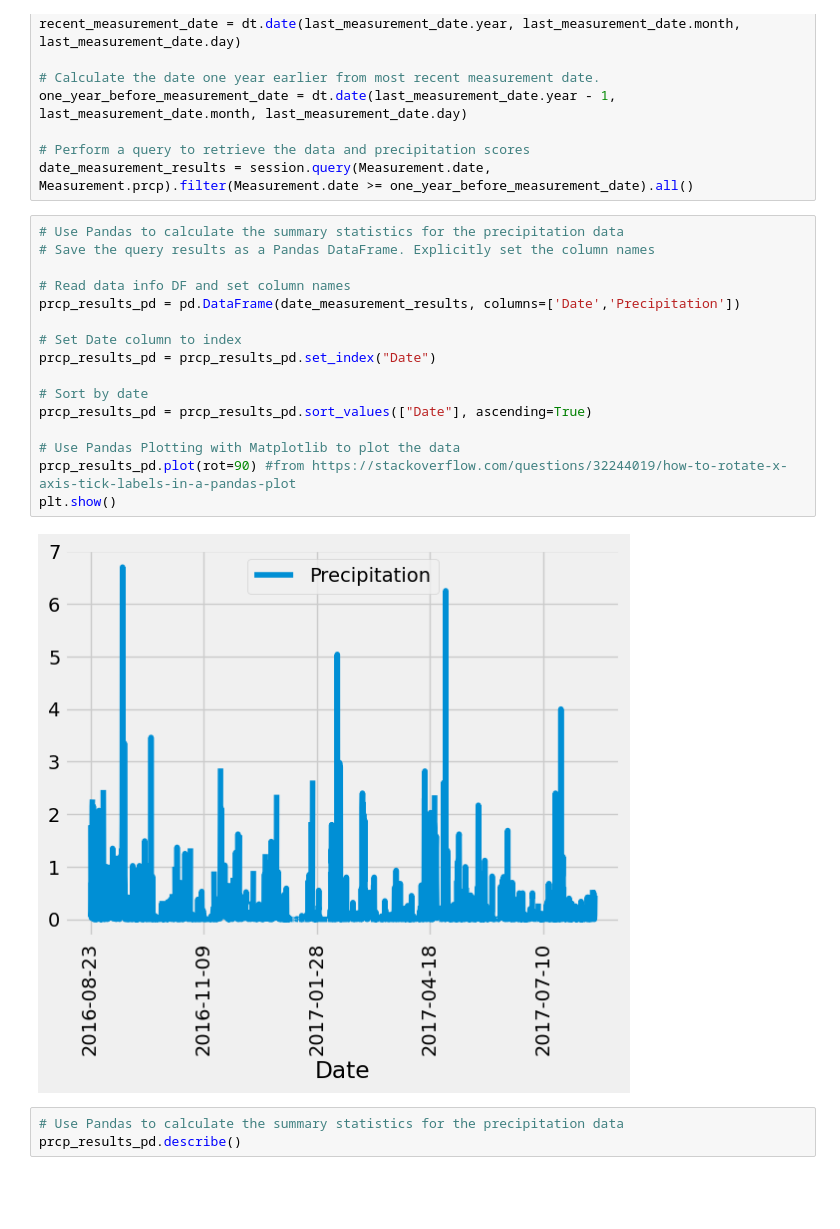
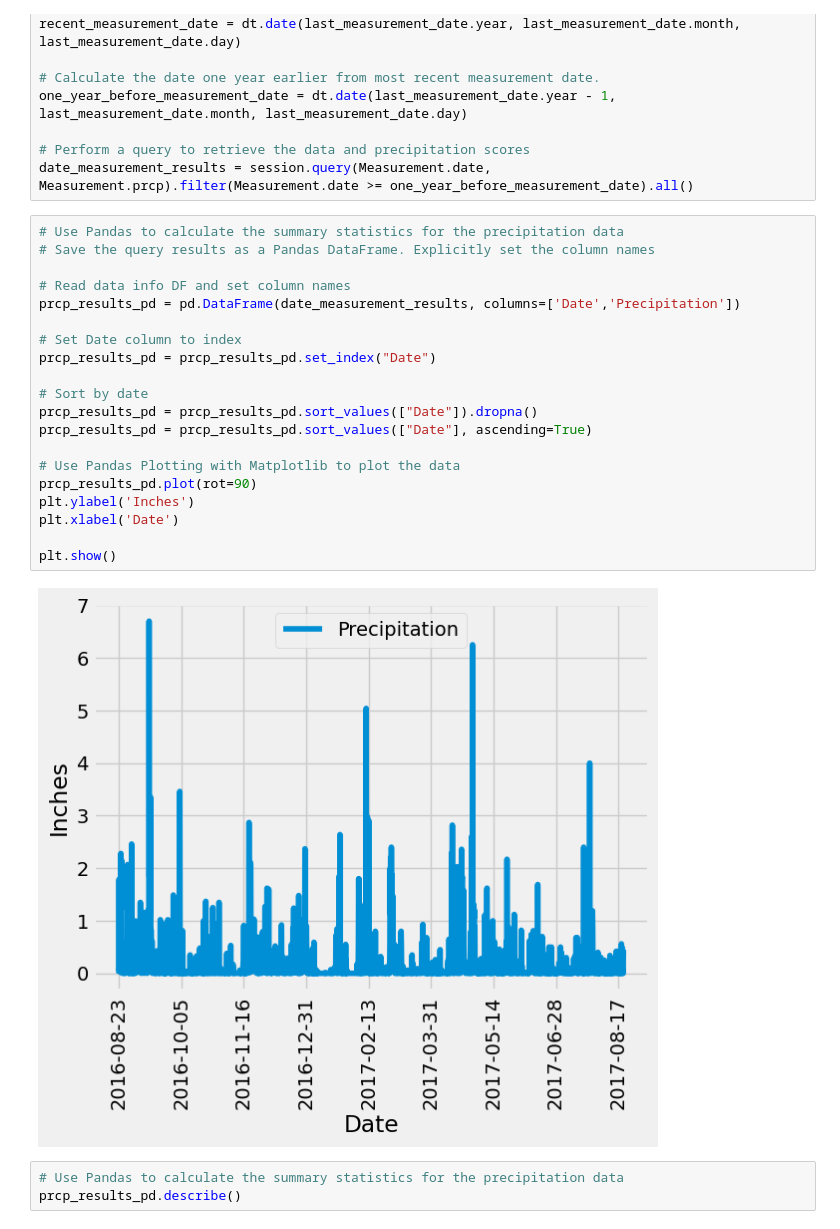
Before and after one commit to MichaelELeonard/SQLAlchemy-Challenge, a Jupyter notebook: climate_working.ipynb, the cells around one changed output. Saved outputs shown, nothing was run; the diff lists cells and outputs as text; blank space fills up the shorter version.

```diff
--- a/climate_working.ipynb
+++ b/climate_working.ipynb
@@ -62,21 +62,25 @@ date_measurement_results = session.query(Measurement.date, Measurement.prcp).fil
 # %%
 # Use Pandas to calculate the summary statistics for the precipitation data
 # Save the query results as a Pandas DataFrame. Explicitly set the column names
 
 # Read data info DF and set column names
 prcp_results_pd = pd.DataFrame(date_measurement_results, columns=['Date','Precipitation'])
 
 # Set Date column to index
 prcp_results_pd = prcp_results_pd.set_index("Date")
 
 # Sort by date
+prcp_results_pd = prcp_results_pd.sort_values(["Date"]).dropna()
 prcp_results_pd = prcp_results_pd.sort_values(["Date"], ascending=True)
 
 # Use Pandas Plotting with Matplotlib to plot the data
-prcp_results_pd.plot(rot=90) #from https://stackoverflow.com/questions/32244019/how-to-rotate-x-axis-tick-labels-in-a-pandas-plot
+prcp_results_pd.plot(rot=90)
+plt.ylabel('Inches')
+plt.xlabel('Date')
+
 plt.show()
 # %% [output]
-[figure, old version]
+[figure, new version]
 # %%
 # Use Pandas to calculate the summary statistics for the precipitation data
 prcp_results_pd.describe()
```
Also changed, not shown: parts of 1 cell of this notebook, 1 other file.
